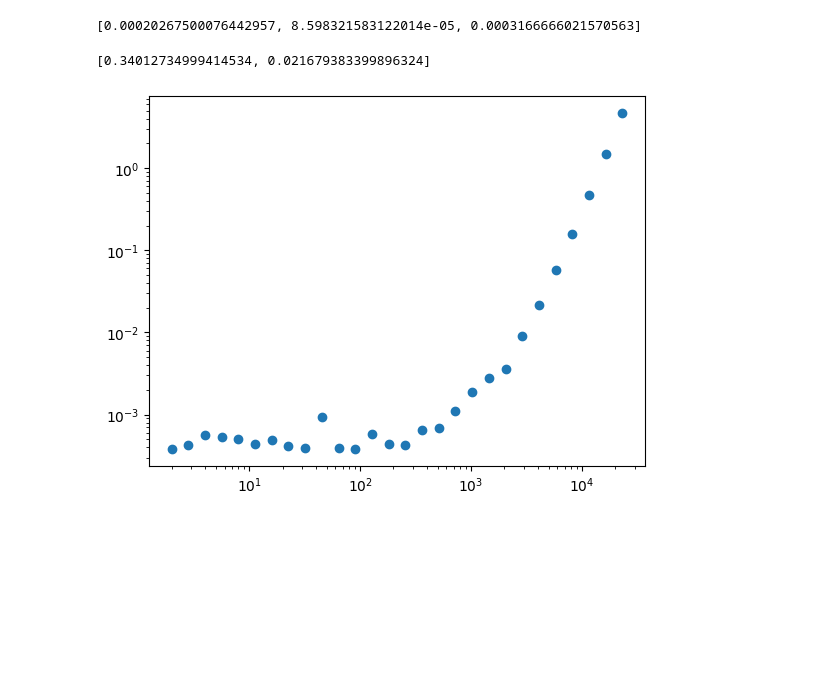
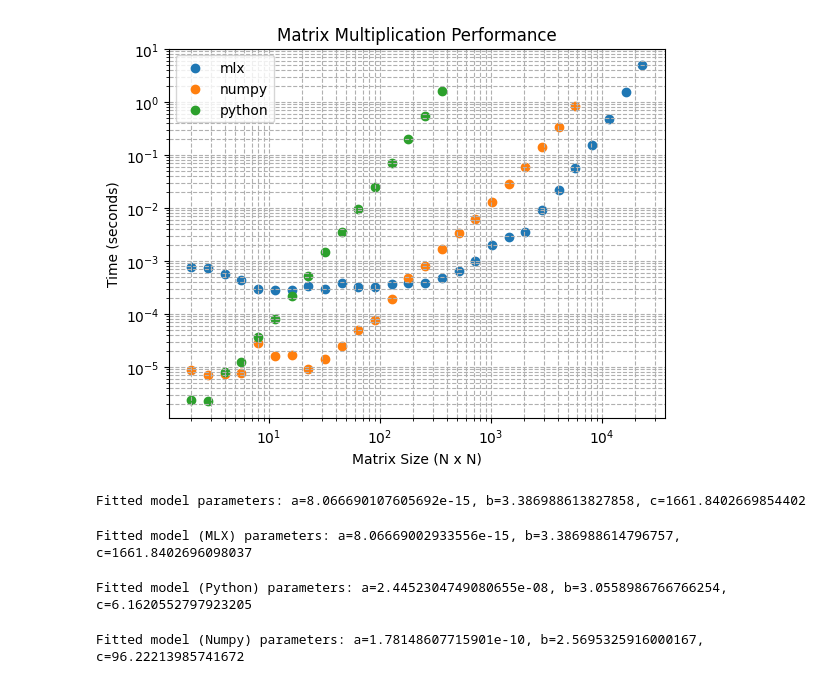
Before and after one commit to jamespjh/stubs, a Jupyter notebook: languages/python/multiply/src/multiply/notebooks/apple.ipynb, the cells around one changed output. Drawn from its saved outputs; the diff is of its cells as text; code cells hidden in the pictures; blank space fills up the shorter version.

```diff
--- a/languages/python/multiply/src/multiply/notebooks/apple.ipynb
+++ b/languages/python/multiply/src/multiply/notebooks/apple.ipynb
@@ -1,25 +3,54 @@
 # %%
 from multiply.benchmark import benchmark_range, benchmark
 from multiply.payloads import multiply_at_size
-# %%
-size = 16
-[benchmark(multiply_at_size, size, 'python'), benchmark(multiply_at_size, size, 'numpy'), benchmark(multiply_at_size, size, 'mlx')]
-# %% [output]
-[0.00020267500076442957, 8.598321583122014e-05, 0.0003166666021570563]
-# %%
-size = 4096
-[benchmark(multiply_at_size, size, 'numpy'), benchmark(multiply_at_size, size, 'mlx')]
-# %% [output]
-[0.34012734999414534, 0.021679383399896324]
 # %%
 import numpy as np
-def multiply_mlx_at_size(size):
-    return multiply_at_size(size, 'mlx')
-data = benchmark_range(multiply_mlx_at_size, 2**np.arange(1, 15, 0.5))
+def multiply_mlx_at_size(size): return multiply_at_size(size, 'mlx')
+def multiply_numpy_at_size(size): return multiply_at_size(size, 'numpy')
+def multiply_python_at_size(size): return multiply_at_size(size, 'python')
+
+mlx_data = benchmark_range(multiply_mlx_at_size, 2**np.arange(1, 15, 0.5))
+# %%
+numpy_data = benchmark_range(multiply_numpy_at_size, 2**np.arange(1, 13, 0.5))
+# %%
+python_data = benchmark_range(multiply_python_at_size, 2**np.arange(1, 9, 0.5))
 # %%
 import matplotlib.pyplot as plt
-plt.scatter(*data)
+plt.scatter(*mlx_data, label='mlx')
+plt.scatter(*numpy_data, label='numpy')
+plt.scatter(*python_data, label='python')
 plt.xscale('log')
 plt.yscale('log')
+
+plt.xlabel('Matrix Size (N x N)')
+plt.ylabel('Time (seconds)')
+plt.title('Matrix Multiplication Performance')
+plt.legend()
+plt.grid(True, which="both", ls="--")
+plt.show()
 # %% [output]
-[figure, old version]
+[figure, new version]
+# %%
+
+#Model the data as a power law if above a threshold, otherwise a constant
+def model_function(x, a, b, c):
+    return np.where(x > c, a * x ** b, a* c ** b)
+
+from scipy.optimize import curve_fit
+# %% [output]
+Fitted model parameters: a=8.066690107605692e-15, b=3.386988613827858, c=1661.8402669854402
+# %%
+mlx_params, _ = curve_fit(model_function, *mlx_data, p0 = [0, 3, 1000])
+print(f"Fitted model (MLX) parameters: a={mlx_params[0]}, b={mlx_params[1]}, c={mlx_params[2]}")
+# %% [output]
+Fitted model (MLX) parameters: a=8.06669002933556e-15, b=3.386988614796757, c=1661.8402696098037
+# %%
+python_params, _ = curve_fit(model_function, *python_data, p0 = [2e-8, 3, 2])
+print(f"Fitted model (Python) parameters: a={python_params[0]}, b={python_params[1]}, c={python_params[2]}")
+# %% [output]
+Fitted model (Python) parameters: a=2.4452304749080655e-08, b=3.0558986766766254, c=6.1620552797923205
+# %%
+numpy_params, _ = curve_fit(model_function, *numpy_data, p0 = [0, 3, 1000])
+print(f"Fitted model (Numpy) parameters: a={numpy_params[0]}, b={numpy_params[1]}, c={numpy_params[2]}")
+# %% [output]
+Fitted model (Numpy) parameters: a=1.78148607715901e-10, b=2.5695325916000167, c=96.22213985741672
```
Also changed, not shown: parts of 2 cells of this notebook, 1 other file.
